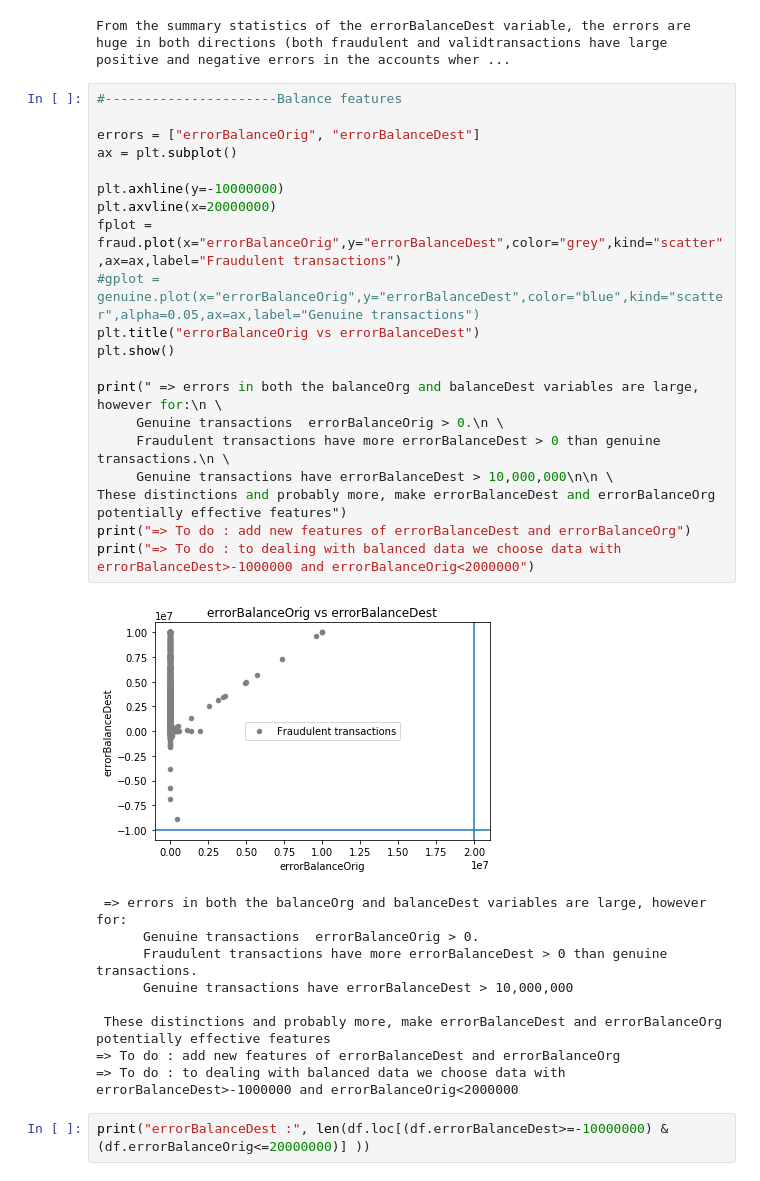
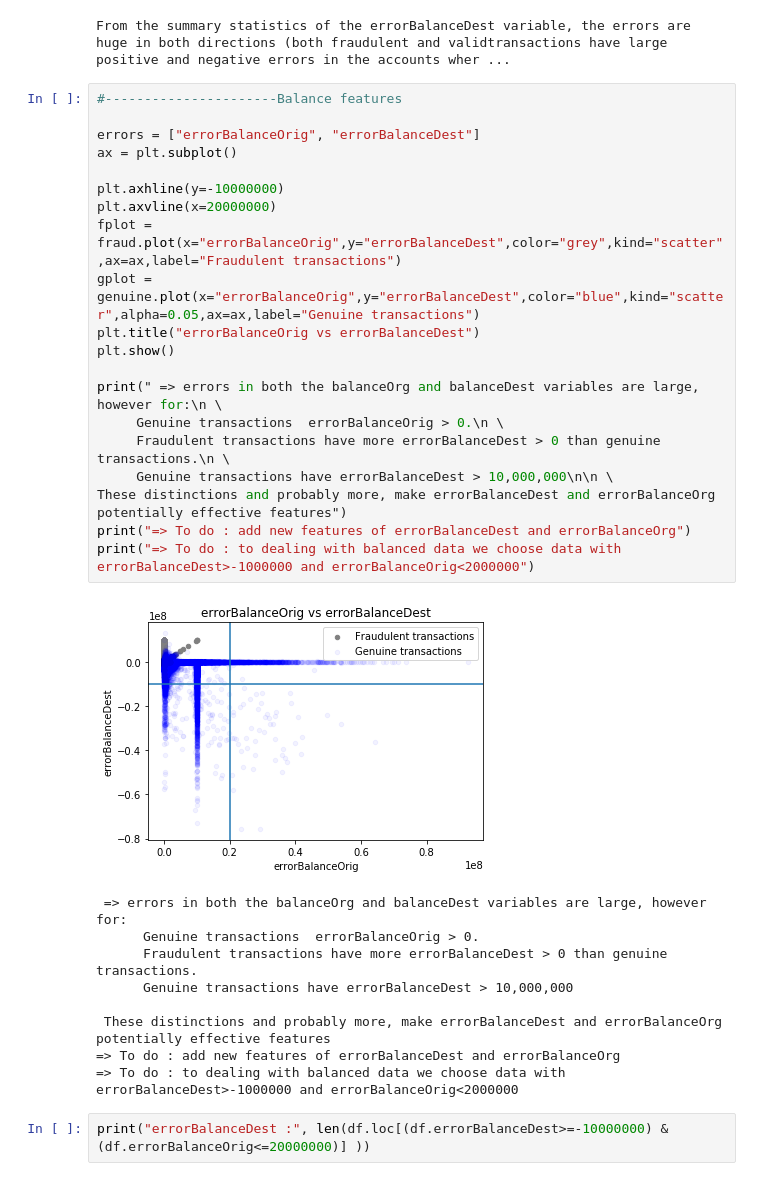
Before and after one commit to SouadOO/ML_Fraud_Transactions, a Jupyter notebook: 1_DataCleaning/AnalyseData.ipynb, the cells around one changed output. Drawn from its saved outputs; the diff is of its cells as text.

```diff
--- a/1_ExploritoryDataAnalysis/AnalyseData.ipynb
+++ b/1_DataCleaning/AnalyseData.ipynb
@@ -411,25 +410,25 @@ From the summary statistics of the errorBalanceDest variable, the errors are hug
 # %%
 #----------------------Balance features
 
 errors = ["errorBalanceOrig", "errorBalanceDest"]
 ax = plt.subplot()
 
 plt.axhline(y=-10000000)
 plt.axvline(x=20000000)
 fplot = fraud.plot(x="errorBalanceOrig",y="errorBalanceDest",color="grey",kind="scatter",ax=ax,label="Fraudulent transactions")
-#gplot = genuine.plot(x="errorBalanceOrig",y="errorBalanceDest",color="blue",kind="scatter",alpha=0.05,ax=ax,label="Genuine transactions")
+gplot = genuine.plot(x="errorBalanceOrig",y="errorBalanceDest",color="blue",kind="scatter",alpha=0.05,ax=ax,label="Genuine transactions")
 plt.title("errorBalanceOrig vs errorBalanceDest")
 plt.show()
 
 print(" => errors in both the balanceOrg and balanceDest variables are large, however for:\n \
      Genuine transactions  errorBalanceOrig > 0.\n \
      Fraudulent transactions have more errorBalanceDest > 0 than genuine transactions.\n \
      Genuine transactions have errorBalanceDest > 10,000,000\n\n \
 These distinctions and probably more, make errorBalanceDest and errorBalanceOrg potentially effective features")
 print("=> To do : add new features of errorBalanceDest and errorBalanceOrg")
 print("=> To do : to dealing with balanced data we choose data with errorBalanceDest>-1000000 and errorBalanceOrig<2000000")
 # %% [output]
-[figure, old version]
+[figure, new version]
  => errors in both the balanceOrg and balanceDest variables are large, however for:
       Genuine transactions  errorBalanceOrig > 0.
       Fraudulent transactions have more errorBalanceDest > 0 than genuine transactions.
```
Also changed, not shown: parts of 6 cells of this notebook, 12 other files.
